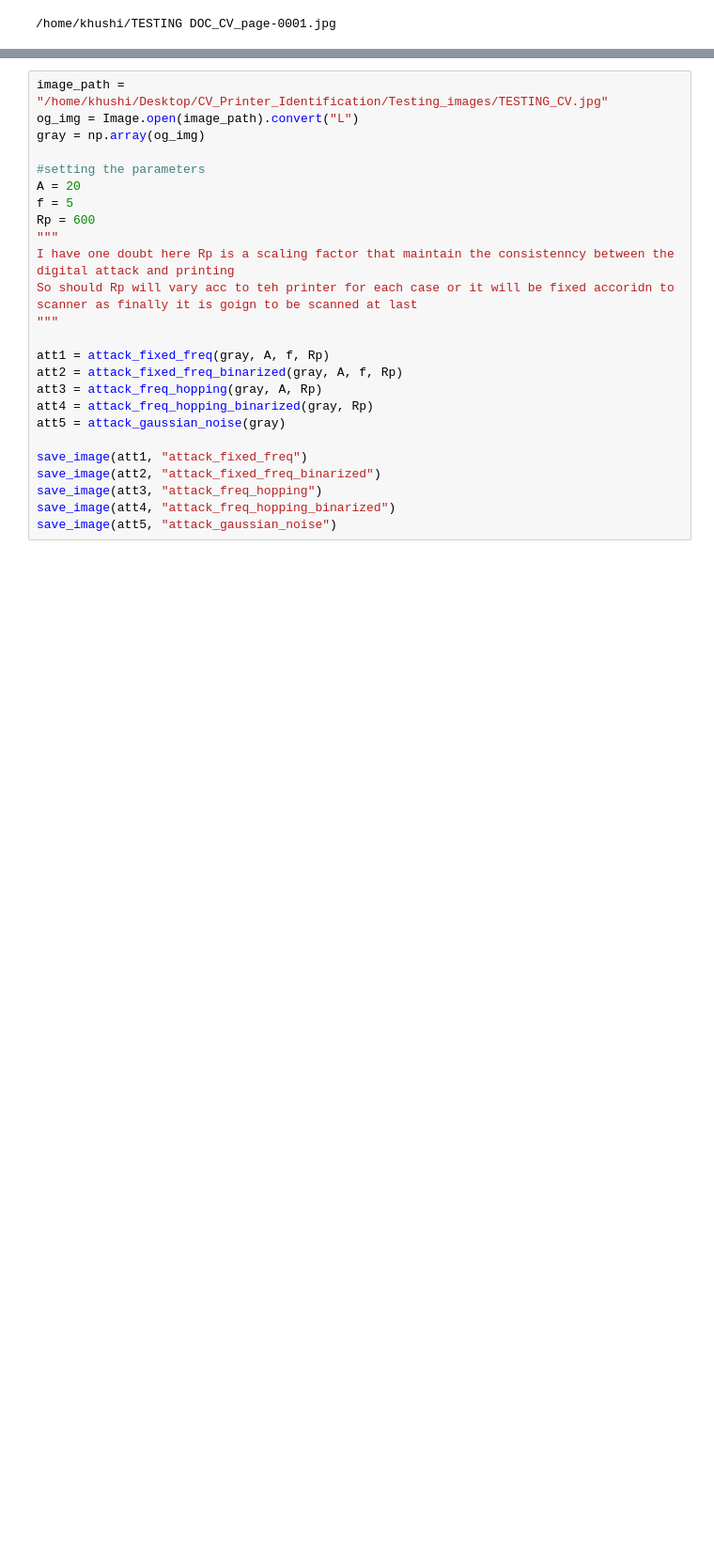
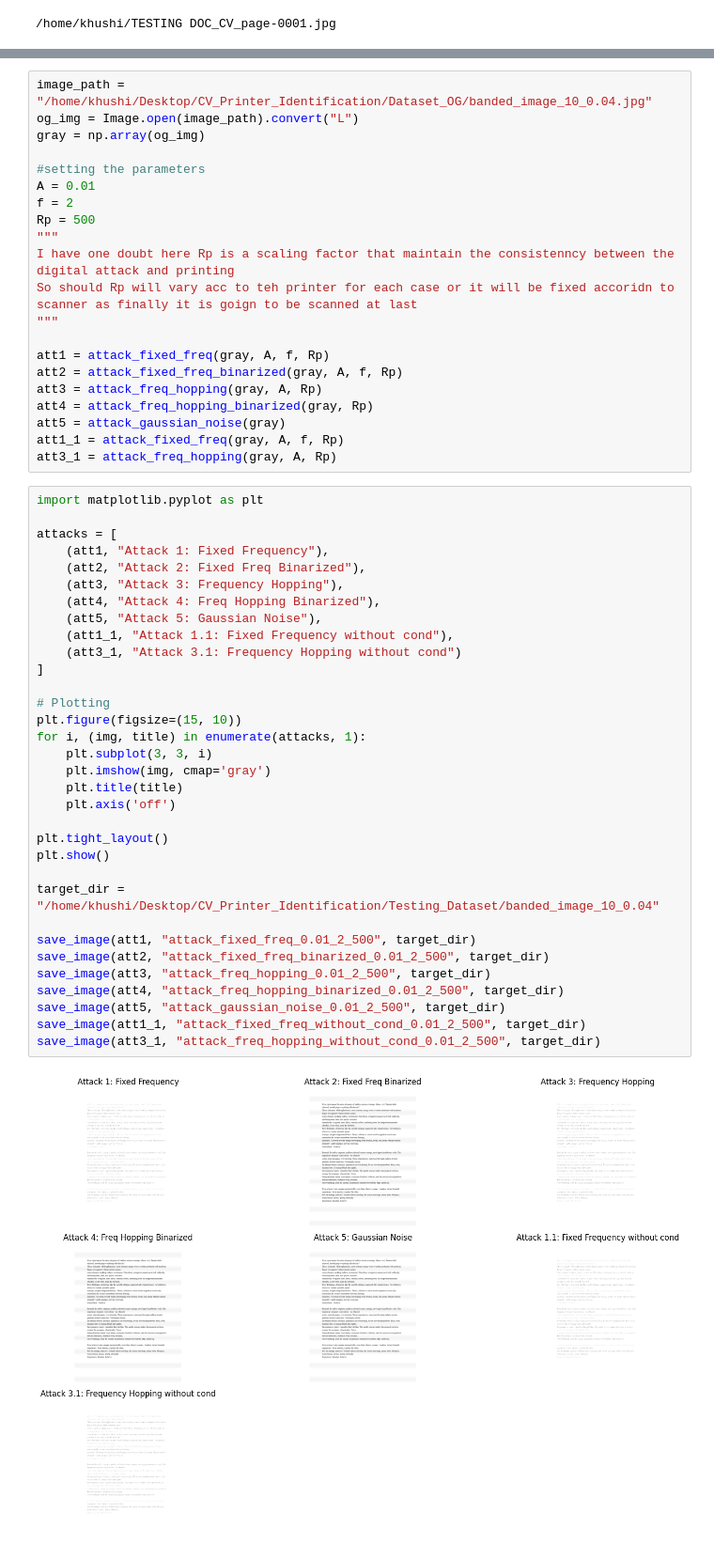
Before and after one commit to RaginiMehta/Printer_attack, a Jupyter notebook: Attacks.ipynb, the cells around one changed output, grey strips where cells are left out. Shown: that part at 94% size. Saved outputs shown, nothing was run; the diff lists cells and outputs as text; blank space fills up the shorter version.

Commit message:
added the attacks updated file

```diff
--- a/Attacks.ipynb
+++ b/Attacks.ipynb
@@ -116,12 +168,12 @@ def attack_gaussian_noise(image, sigma = 5):
 # %%
-image_path = "/home/khushi/Desktop/CV_Printer_Identification/Testing_images/TESTING_CV.jpg"
+image_path = "/home/khushi/Desktop/CV_Printer_Identification/Dataset_OG/banded_image_10_0.04.jpg"
 og_img = Image.open(image_path).convert("L")
 gray = np.array(og_img)
 
 #setting the parameters
-A = 20
-f = 5
-Rp = 600
+A = 0.01
+f = 2
+Rp = 500
 """
 I have one doubt here Rp is a scaling factor that maintain the consistenncy between the digital attack and printing
 So should Rp will vary acc to teh printer for each case or it will be fixed accoridn to scanner as finally it is goign to be scanned at last
@@ -132,9 +184,40 @@ att2 = attack_fixed_freq_binarized(gray, A, f, Rp)
 att3 = attack_freq_hopping(gray, A, Rp)
 att4 = attack_freq_hopping_binarized(gray, Rp)
 att5 = attack_gaussian_noise(gray)
-
-save_image(att1, "attack_fixed_freq")
-save_image(att2, "attack_fixed_freq_binarized")
-save_image(att3, "attack_freq_hopping")
-save_image(att4, "attack_freq_hopping_binarized")
-save_image(att5, "attack_gaussian_noise")
+att1_1 = attack_fixed_freq(gray, A, f, Rp)
+att3_1 = attack_freq_hopping(gray, A, Rp)
+# %%
+import matplotlib.pyplot as plt
+
+attacks = [
+    (att1, "Attack 1: Fixed Frequency"),
+    (att2, "Attack 2: Fixed Freq Binarized"),
+    (att3, "Attack 3: Frequency Hopping"),
+    (att4, "Attack 4: Freq Hopping Binarized"),
+    (att5, "Attack 5: Gaussian Noise"),
+    (att1_1, "Attack 1.1: Fixed Frequency without cond"),
+    (att3_1, "Attack 3.1: Frequency Hopping without cond")
+]
+
+# Plotting
+plt.figure(figsize=(15, 10))
+for i, (img, title) in enumerate(attacks, 1):
+    plt.subplot(3, 3, i)
+    plt.imshow(img, cmap='gray')
+    plt.title(title)
+    plt.axis('off')
+
+plt.tight_layout()
+plt.show()
+
+target_dir = "/home/khushi/Desktop/CV_Printer_Identification/Testing_Dataset/banded_image_10_0.04"
+
+save_image(att1, "attack_fixed_freq_0.01_2_500", target_dir)
+save_image(att2, "attack_fixed_freq_binarized_0.01_2_500", target_dir)
+save_image(att3, "attack_freq_hopping_0.01_2_500", target_dir)
+save_image(att4, "attack_freq_hopping_binarized_0.01_2_500", target_dir)
+save_image(att5, "attack_gaussian_noise_0.01_2_500", target_dir)
+save_image(att1_1, "attack_fixed_freq_without_cond_0.01_2_500", target_dir)
+save_image(att3_1, "attack_freq_hopping_without_cond_0.01_2_500", target_dir)
+# %% [output]
+[figure, added]
```
Also changed, not shown: parts of 2 cells of this notebook.
